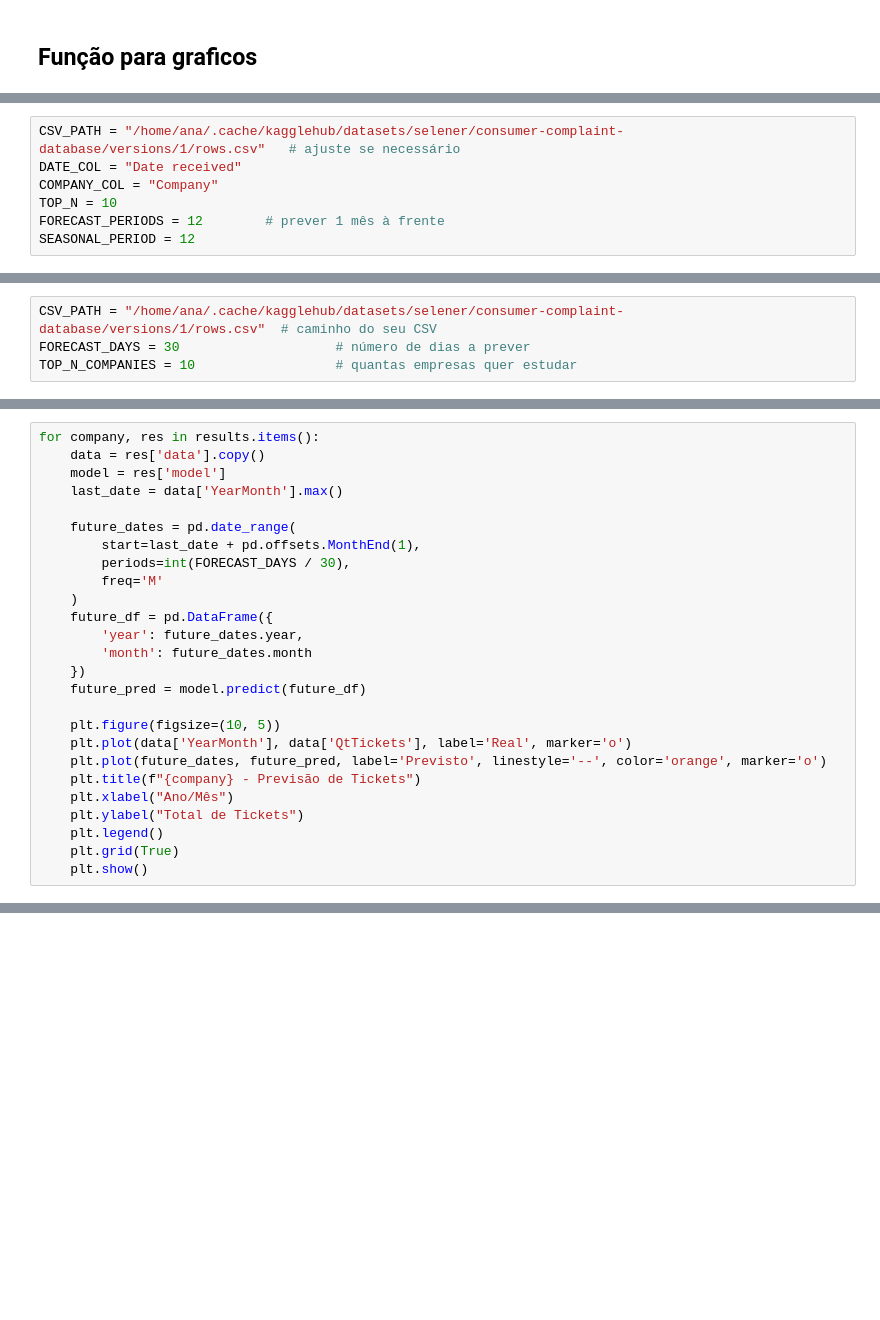
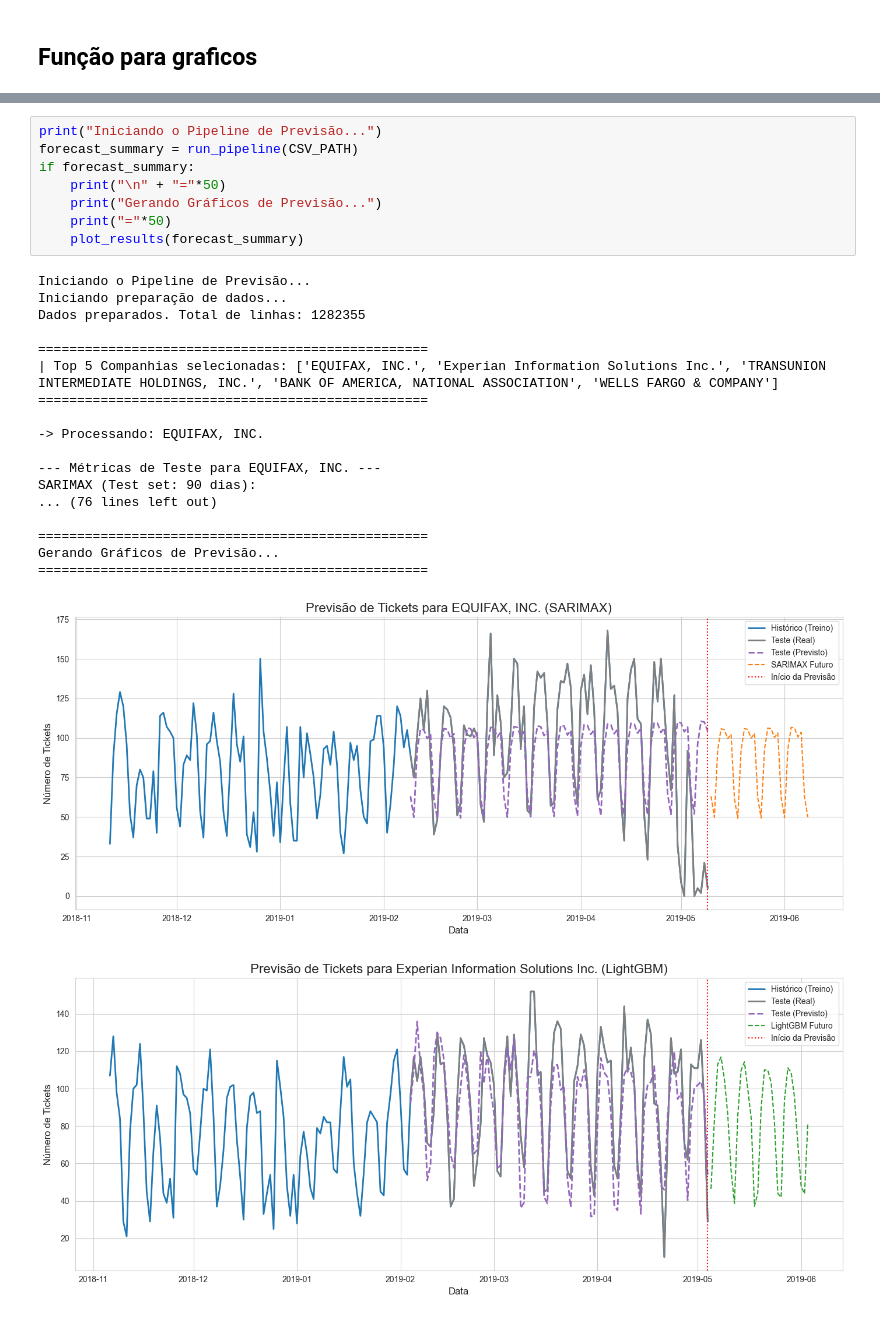
Before and after one commit to iNineBD/VisionData-6Sem2025ML, a Jupyter notebook: src/services/predict_company/analyse_company.ipynb, the cells around one changed output, grey strips where cells are left out. Saved outputs shown, nothing was run; the diff lists cells and outputs as text; blank space fills up the shorter version.

Commit message:
API-80-feat:implement in jupyter notebook to analyse the results

```diff
--- a/src/services/predict_company/analyse_company.ipynb
+++ b/src/services/predict_company/analyse_company.ipynb
@@ -241,7 +345,0 @@ warnings.filterwarnings("ignore")
-# %%
-CSV_PATH = "/home/ana/.cache/kagglehub/datasets/selener/consumer-complaint-database/versions/1/rows.csv"   # ajuste se necessário
-DATE_COL = "Date received"
-COMPANY_COL = "Company"
-TOP_N = 10
-FORECAST_PERIODS = 12        # prever 1 mês à frente
-SEASONAL_PERIOD = 12
@@ -370,4 +345,0 @@ warnings.filterwarnings('ignore')
-# %%
-CSV_PATH = "/home/ana/.cache/kagglehub/datasets/selener/consumer-complaint-database/versions/1/rows.csv"  # caminho do seu CSV
-FORECAST_DAYS = 30                    # número de dias a prever
-TOP_N_COMPANIES = 10                  # quantas empresas quer estudar
@@ -498,26 +345,0 @@ display(forecast_df)
-# %%
-for company, res in results.items():
-    data = res['data'].copy()
-    model = res['model']
-    last_date = data['YearMonth'].max()
-
-    future_dates = pd.date_range(
-        start=last_date + pd.offsets.MonthEnd(1),
-        periods=int(FORECAST_DAYS / 30),
-        freq='M'
-    )
-    future_df = pd.DataFrame({
-        'year': future_dates.year,
-        'month': future_dates.month
-    })
-    future_pred = model.predict(future_df)
-
-    plt.figure(figsize=(10, 5))
-    plt.plot(data['YearMonth'], data['QtTickets'], label='Real', marker='o')
-    plt.plot(future_dates, future_pred, label='Previsto', linestyle='--', color='orange', marker='o')
-    plt.title(f"{company} - Previsão de Tickets")
-    plt.xlabel("Ano/Mês")
-    plt.ylabel("Total de Tickets")
-    plt.legend()
-    plt.grid(True)
-    plt.show()
@@ -534,0 +426,28 @@ for company, res in results.items():
+# %%
+print("Iniciando o Pipeline de Previsão...")
+forecast_summary = run_pipeline(CSV_PATH)
+if forecast_summary:
+    print("\n" + "="*50)
+    print("Gerando Gráficos de Previsão...")
+    print("="*50)
+    plot_results(forecast_summary)
+# %% [output]
+Iniciando o Pipeline de Previsão...
+Iniciando preparação de dados...
+Dados preparados. Total de linhas: 1282355
+
+==================================================
+| Top 5 Companhias selecionadas: ['EQUIFAX, INC.', 'Experian Information Solutions Inc.', 'TRANSUNION INTERMEDIATE HOLDINGS, INC.', 'BANK OF AMERICA, NATIONAL ASSOCIATION', 'WELLS FARGO & COMPANY']
+==================================================
+
+-> Processando: EQUIFAX, INC.
+
+--- Métricas de Teste para EQUIFAX, INC. ---
+SARIMAX (Test set: 90 dias):
+... (76 lines left out)
+
+==================================================
+Gerando Gráficos de Previsão...
+==================================================
+[figure, added]
+[figure, added]
```
Also changed, not shown: parts of 32 cells of this notebook.
